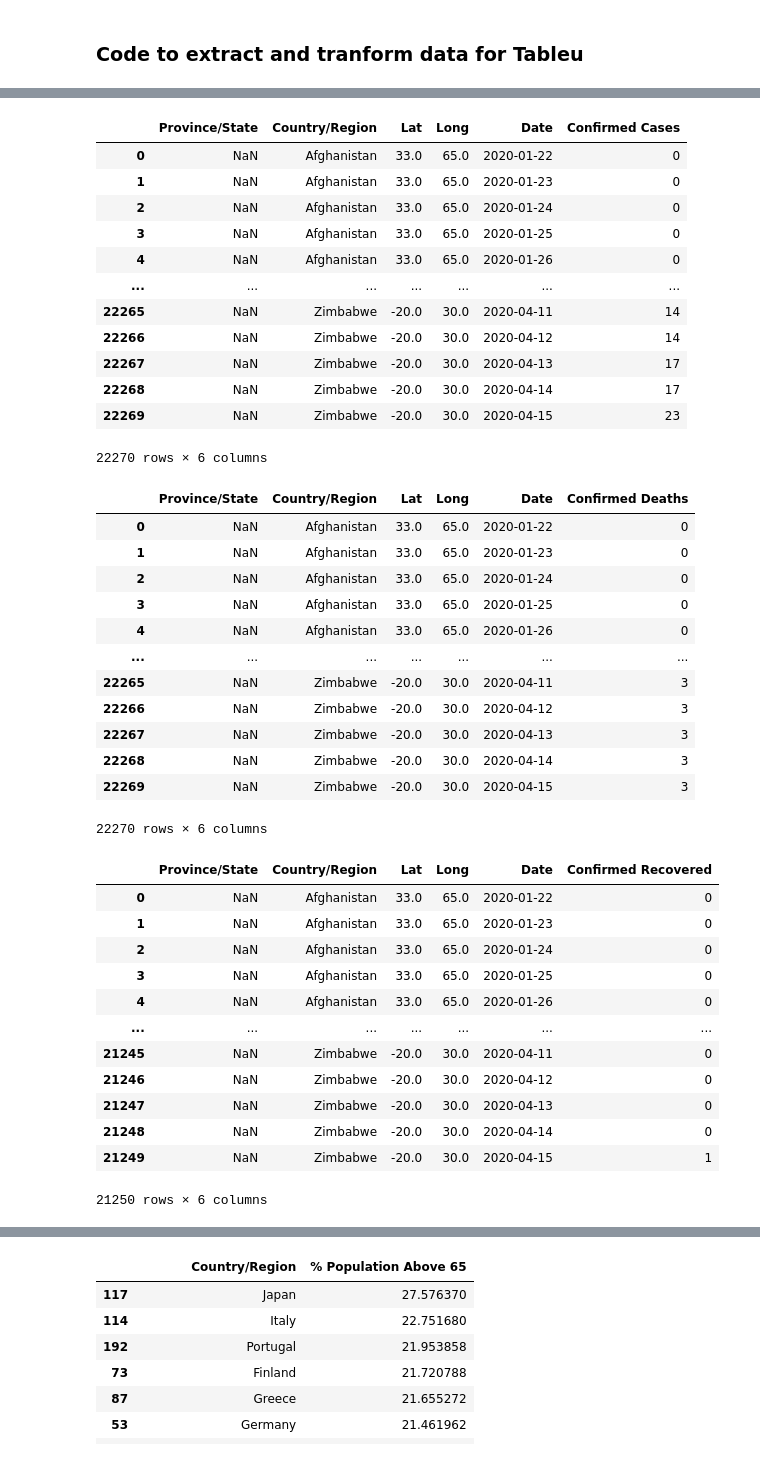
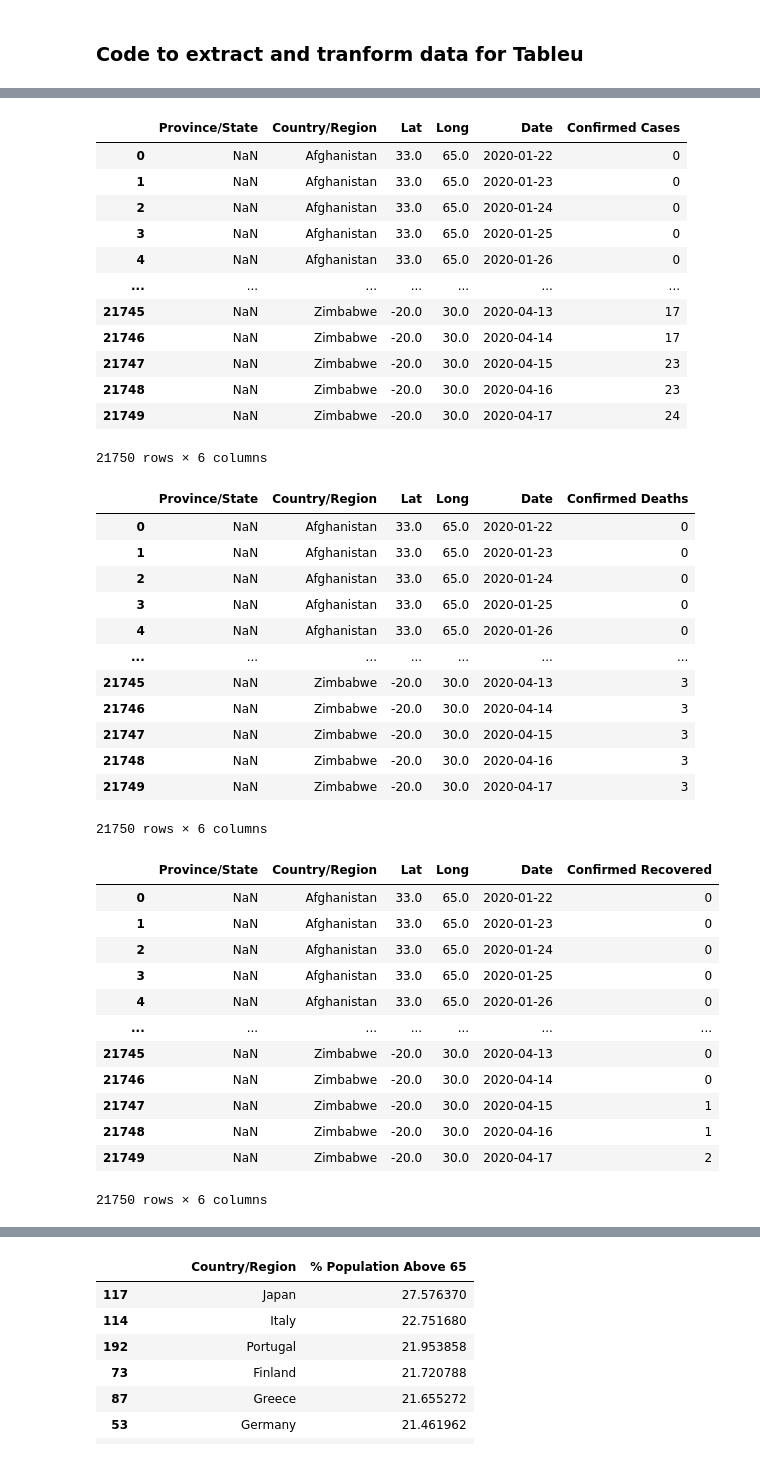
Before and after one commit to alfredzou/COVID-19-Dashboard, a Jupyter notebook: Covid-19 Dashboard.ipynb, the cells around one changed output, grey strips where cells are left out. Cells and saved outputs as stored; diff of their text form; code cells hidden in the pictures.

Commit message:
daily update + aggregaed confirmed cases and deaths to match recovered for caneda + fixed dates for three countries

```diff
--- a/Covid-19 Dashboard.ipynb
+++ b/Covid-19 Dashboard.ipynb
@@ -59,32 +59,56 @@ foo[foo['Province/State'].apply(str).str.contains('[Pp]rincess')]
 # %%
-# Load data, remove wrong data and prepare data for importing into Tableau
+# Remove erroneous Canada data
 confirmed_cases = pd.read_csv(confirmed_cases_url)
 confirmed_cases.drop(confirmed_cases[confirmed_cases['Province/State']=='Recovered'].index,inplace=True)
 confirmed_cases.drop(confirmed_cases[confirmed_cases['Province/State']=='Diamond Princess'].index,inplace=True)
+
+# Convert Province/State data to Country/Region data for Canada to match recoverd.csv
+foo = confirmed_cases.drop(columns=['Province/State','Lat','Long'])[confirmed_cases['Country/Region']=='Canada'].groupby('Country/Region').sum()
+foo.insert(0,'Province/State',np.nan)
+foo.insert(1,'Country/Region','Canada')
+foo.insert(2,'Lat',pd.read_csv(confirmed_recovered_url).loc[pd.read_csv(confirmed_recovered_url)['Country/Region']=='Canada','Lat'].values)
+foo.insert(3,'Long',pd.read_csv(confirmed_recovered_url).loc[pd.read_csv(confirmed_recovered_url)['Country/Region']=='Canada','Long'].values)
+foo.reset_index(drop=True,inplace=True)
+confirmed_cases.drop(confirmed_cases[confirmed_cases['Country/Region']=='Canada'].index,inplace=True)
+confirmed_cases = pd.concat([confirmed_cases,foo])
+
+# Melt into long format
 confirmed_cases = confirmed_cases.melt(id_vars=['Province/State','Country/Region','Lat','Long'],var_name='Date',value_name='Confirmed Cases')
 confirmed_cases['Date']=pd.to_datetime(confirmed_cases['Date'],format='%m/%d/%y')
 confirmed_cases.sort_values(['Country/Region','Province/State','Date'],inplace=True)
 confirmed_cases.reset_index(drop=True,inplace=True)
 confirmed_cases
 # %% [output]
 |  | Province/State | Country/Region | Lat | Long | Date | Confirmed Cases |
 | 0 | NaN | Afghanistan | 33.0 | 65.0 | 2020-01-22 | 0 |
 | 1 | NaN | Afghanistan | 33.0 | 65.0 | 2020-01-23 | 0 |
 | 2 | NaN | Afghanistan | 33.0 | 65.0 | 2020-01-24 | 0 |
 | 3 | NaN | Afghanistan | 33.0 | 65.0 | 2020-01-25 | 0 |
 | 4 | NaN | Afghanistan | 33.0 | 65.0 | 2020-01-26 | 0 |
 | ... | ... | ... | ... | ... | ... | ... |
-| 22265 | NaN | Zimbabwe | -20.0 | 30.0 | 2020-04-11 | 14 |
-| 22266 | NaN | Zimbabwe | -20.0 | 30.0 | 2020-04-12 | 14 |
-| 22267 | NaN | Zimbabwe | -20.0 | 30.0 | 2020-04-13 | 17 |
-| 22268 | NaN | Zimbabwe | -20.0 | 30.0 | 2020-04-14 | 17 |
-| 22269 | NaN | Zimbabwe | -20.0 | 30.0 | 2020-04-15 | 23 |
+| 21745 | NaN | Zimbabwe | -20.0 | 30.0 | 2020-04-13 | 17 |
+| 21746 | NaN | Zimbabwe | -20.0 | 30.0 | 2020-04-14 | 17 |
+| 21747 | NaN | Zimbabwe | -20.0 | 30.0 | 2020-04-15 | 23 |
+| 21748 | NaN | Zimbabwe | -20.0 | 30.0 | 2020-04-16 | 23 |
+| 21749 | NaN | Zimbabwe | -20.0 | 30.0 | 2020-04-17 | 24 |
-22270 rows × 6 columns
+21750 rows × 6 columns
 # %%
-# Load data and remove wrong data
+# Remove erroneous Canada data
 confirmed_deaths = pd.read_csv(confirmed_deaths_url)
 confirmed_deaths.drop(confirmed_deaths[confirmed_deaths['Province/State']=='Recovered'].index,inplace=True)
 confirmed_deaths.drop(confirmed_deaths[confirmed_deaths['Province/State']=='Diamond Princess'].index,inplace=True)
+
+# Convert Province/State data to Country/Region data for Canada to match recoverd.csv
+foo = confirmed_deaths.drop(columns=['Province/State','Lat','Long'])[confirmed_deaths['Country/Region']=='Canada'].groupby('Country/Region').sum()
+foo.insert(0,'Province/State',np.nan)
+foo.insert(1,'Country/Region','Canada')
+foo.insert(2,'Lat',pd.read_csv(confirmed_recovered_url).loc[pd.read_csv(confirmed_recovered_url)['Country/Region']=='Canada','Lat'].values)
+foo.insert(3,'Long',pd.read_csv(confirmed_recovered_url).loc[pd.read_csv(confirmed_recovered_url)['Country/Region']=='Canada','Long'].values)
+foo.reset_index(drop=True,inplace=True)
+confirmed_deaths.drop(confirmed_deaths[confirmed_deaths['Country/Region']=='Canada'].index,inplace=True)
+confirmed_deaths = pd.concat([confirmed_deaths,foo])
+
+# Melt into long format
 confirmed_deaths = confirmed_deaths.melt(id_vars=['Province/State','Country/Region','Lat','Long'],var_name='Date',value_name='Confirmed Deaths')
 confirmed_deaths['Date']=pd.to_datetime(confirmed_deaths['Date'],format='%m/%d/%y')
 confirmed_deaths.sort_values(['Country/Region','Province/State','Date'],inplace=True)
@@ -98,17 +122,26 @@ confirmed_deaths
 | 3 | NaN | Afghanistan | 33.0 | 65.0 | 2020-01-25 | 0 |
 | 4 | NaN | Afghanistan | 33.0 | 65.0 | 2020-01-26 | 0 |
 | ... | ... | ... | ... | ... | ... | ... |
-| 22265 | NaN | Zimbabwe | -20.0 | 30.0 | 2020-04-11 | 3 |
-| 22266 | NaN | Zimbabwe | -20.0 | 30.0 | 2020-04-12 | 3 |
-| 22267 | NaN | Zimbabwe | -20.0 | 30.0 | 2020-04-13 | 3 |
-| 22268 | NaN | Zimbabwe | -20.0 | 30.0 | 2020-04-14 | 3 |
-| 22269 | NaN | Zimbabwe | -20.0 | 30.0 | 2020-04-15 | 3 |
+| 21745 | NaN | Zimbabwe | -20.0 | 30.0 | 2020-04-13 | 3 |
+| 21746 | NaN | Zimbabwe | -20.0 | 30.0 | 2020-04-14 | 3 |
+| 21747 | NaN | Zimbabwe | -20.0 | 30.0 | 2020-04-15 | 3 |
+| 21748 | NaN | Zimbabwe | -20.0 | 30.0 | 2020-04-16 | 3 |
+| 21749 | NaN | Zimbabwe | -20.0 | 30.0 | 2020-04-17 | 3 |
-22270 rows × 6 columns
+21750 rows × 6 columns
 # %%
 # Load data and remove wrong data
 confirmed_recovered = pd.read_csv(confirmed_recovered_url)
-confirmed_recovered.drop(confirmed_recovered[confirmed_recovered['Province/State']=='Recovered'].index,inplace=True)
-confirmed_recovered.drop(confirmed_recovered[confirmed_recovered['Province/State']=='Diamond Princess'].index,inplace=True)
+
+# Fix up some mis matched cordinates with confirmed cases and deaths csv
+foo = ['Mozambique','Syria', 'Timor-Leste']
+bar = pd.read_csv(confirmed_deaths_url)
+for country in foo:
+    mask = confirmed_recovered['Country/Region']==country
+    mask2 = bar['Country/Region']==country
+    confirmed_recovered.loc[mask,'Lat']=bar.loc[mask2,'Lat'].values
+    confirmed_recovered.loc[mask,'Long']=bar.loc[mask2,'Long'].values
+
+# Melt into long form
 confirmed_recovered = confirmed_recovered.melt(id_vars=['Province/State','Country/Region','Lat','Long'],var_name='Date',value_name='Confirmed Recovered')
 confirmed_recovered['Date']=pd.to_datetime(confirmed_recovered['Date'],format='%m/%d/%y')
 confirmed_recovered.sort_values(['Country/Region','Province/State','Date'],inplace=True)
@@ -122,12 +155,12 @@ confirmed_recovered
 | 3 | NaN | Afghanistan | 33.0 | 65.0 | 2020-01-25 | 0 |
 | 4 | NaN | Afghanistan | 33.0 | 65.0 | 2020-01-26 | 0 |
 | ... | ... | ... | ... | ... | ... | ... |
-| 21245 | NaN | Zimbabwe | -20.0 | 30.0 | 2020-04-11 | 0 |
-| 21246 | NaN | Zimbabwe | -20.0 | 30.0 | 2020-04-12 | 0 |
-| 21247 | NaN | Zimbabwe | -20.0 | 30.0 | 2020-04-13 | 0 |
-| 21248 | NaN | Zimbabwe | -20.0 | 30.0 | 2020-04-14 | 0 |
-| 21249 | NaN | Zimbabwe | -20.0 | 30.0 | 2020-04-15 | 1 |
+| 21745 | NaN | Zimbabwe | -20.0 | 30.0 | 2020-04-13 | 0 |
+| 21746 | NaN | Zimbabwe | -20.0 | 30.0 | 2020-04-14 | 0 |
+| 21747 | NaN | Zimbabwe | -20.0 | 30.0 | 2020-04-15 | 1 |
+| 21748 | NaN | Zimbabwe | -20.0 | 30.0 | 2020-04-16 | 1 |
+| 21749 | NaN | Zimbabwe | -20.0 | 30.0 | 2020-04-17 | 2 |
-21250 rows × 6 columns
+21750 rows × 6 columns
 # %%
 # Join the data together
 confirmed_cases_deaths = confirmed_cases.merge(confirmed_deaths)
```
Also changed, not shown: parts of 7 cells of this notebook, 1 other file.
